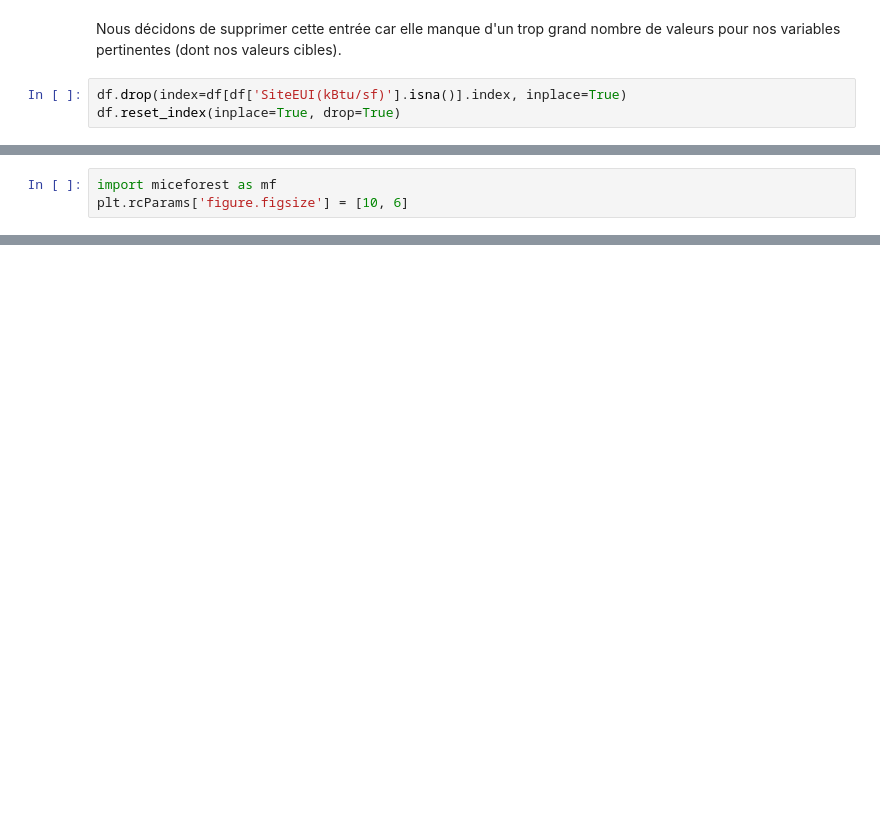
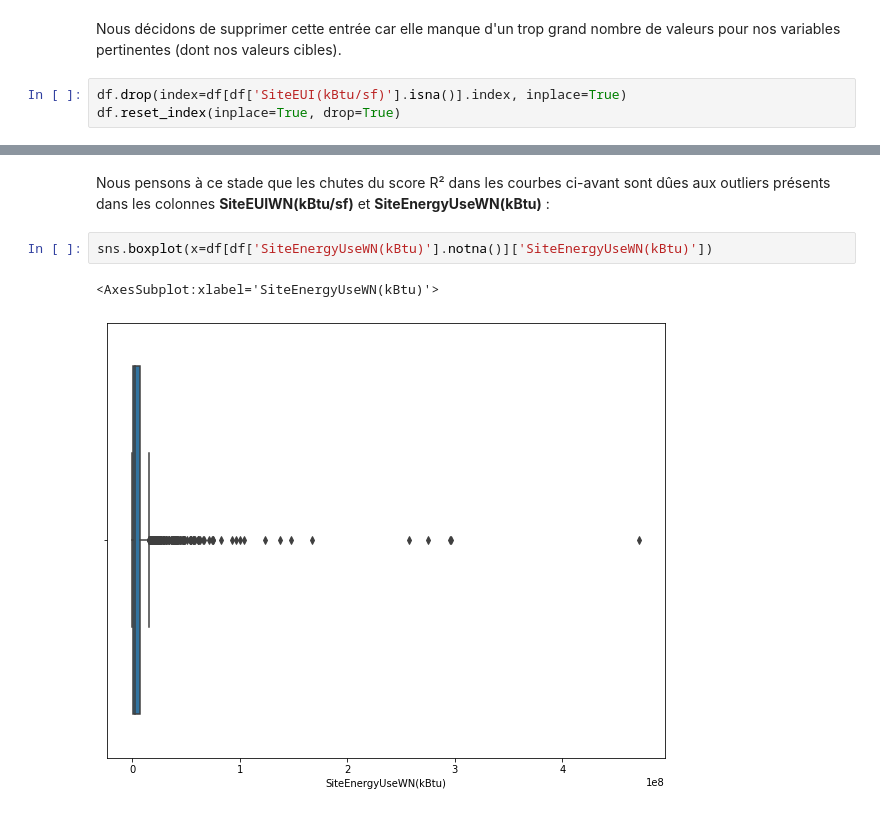
Before and after one commit to jkomb/P3---Consommation-des-b-timents-de-Seattle, a Jupyter notebook: KOMBEM_Jonathan_1_notebook_prediction_092022.ipynb, the cells around one changed output, grey strips where cells are left out. Cells and saved outputs as stored; diff of their text form; blank space fills up the shorter version.

```diff
--- a/KOMBEM_Jonathan_1_notebook_prediction_092022.ipynb
+++ b/KOMBEM_Jonathan_1_notebook_prediction_092022.ipynb
@@ -277,6 +288,3 @@ df[df['SiteEUIWN(kBtu/sf)'].isna()]
 # %% [output]
 |  | BuildingType | PrimaryPropertyType | PropertyName | CouncilDistrictCode | Neighborhood | Latitude | ... |
 | 543 | NonResidential | Large Office | Market Place I & II-2003 Western ... | 7 | DOWNTOWN | 47.61051 | ... |
-# %%
-import miceforest as mf
-plt.rcParams['figure.figsize'] = [10, 6]
@@ -365,0 +327,7 @@ corr_grps = [corr_grp_1, corr_grp_2, corr_grp_3]
+# %% [markdown]
+Nous pensons à ce stade que les chutes du score R² dans les courbes ci-avant sont dûes aux outliers présents dans les colonnes **SiteEUIWN(kBtu/sf)** et **SiteEnergyUseWN(kBtu)** :
+# %%
+sns.boxplot(x=df[df['SiteEnergyUseWN(kBtu)'].notna()]['SiteEnergyUseWN(kBtu)'])
+# %% [output]
+<AxesSubplot:xlabel='SiteEnergyUseWN(kBtu)'>
+[figure, added]
```
Also changed, not shown: parts of 83 cells of this notebook.
